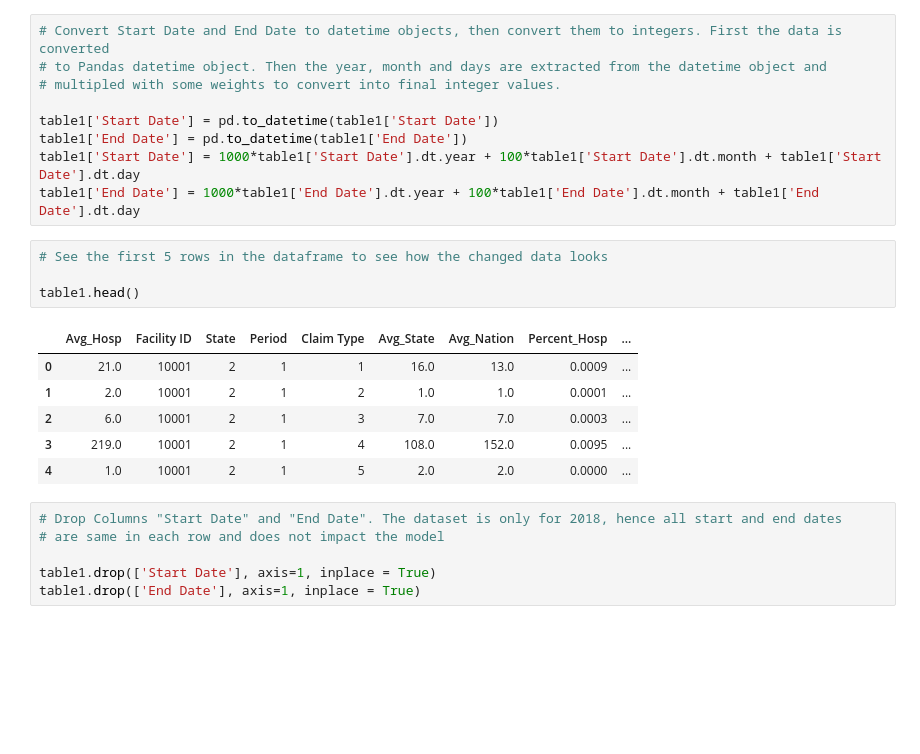
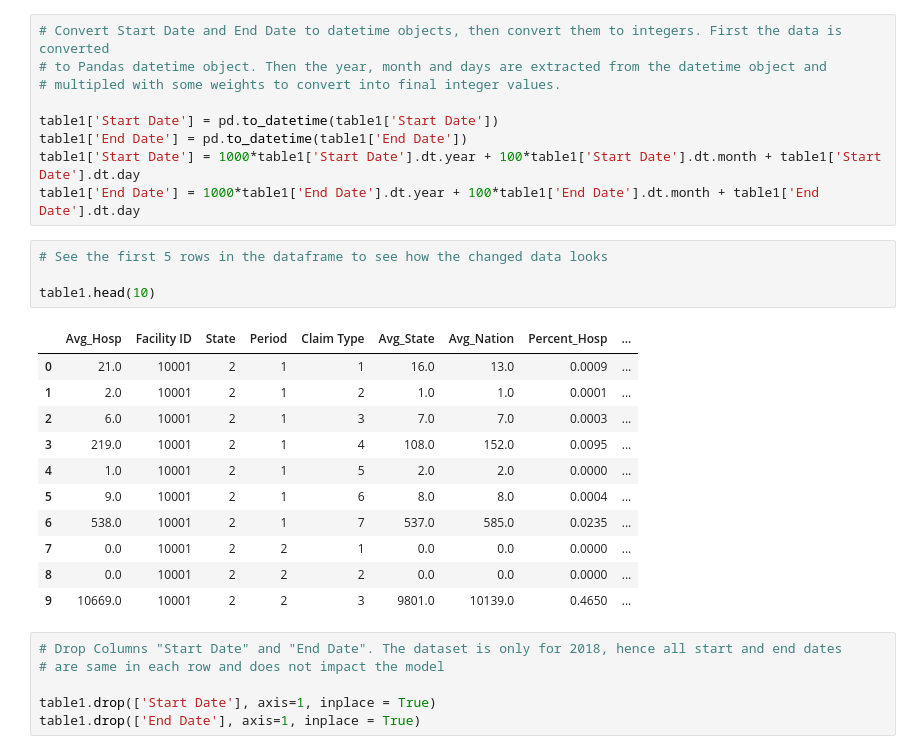
Before and after one commit to MaulikDave9/Cost-Prediction-With-Autopilot, a Jupyter notebook: Cost Prediction with Autopilot.ipynb, the cells around one changed output. Drawn from its saved outputs; the diff is of its cells as text; blank space fills up the shorter version.

```diff
--- a/Cost Prediction with Autopilot.ipynb
+++ b/Cost Prediction with Autopilot.ipynb
@@ -133,14 +133,19 @@ table1['End Date'] = 1000*table1['End Date'].dt.year + 100*table1['End Date'].dt
 # %%
 # See the first 5 rows in the dataframe to see how the changed data looks
 
-table1.head()
+table1.head(10)
 # %% [output]
 |  | Avg_Hosp | Facility ID | State | Period | Claim Type | Avg_State | Avg_Nation | Percent_Hosp | ... |
 | 0 | 21.0 | 10001 | 2 | 1 | 1 | 16.0 | 13.0 | 0.0009 | ... |
 | 1 | 2.0 | 10001 | 2 | 1 | 2 | 1.0 | 1.0 | 0.0001 | ... |
 | 2 | 6.0 | 10001 | 2 | 1 | 3 | 7.0 | 7.0 | 0.0003 | ... |
 | 3 | 219.0 | 10001 | 2 | 1 | 4 | 108.0 | 152.0 | 0.0095 | ... |
 | 4 | 1.0 | 10001 | 2 | 1 | 5 | 2.0 | 2.0 | 0.0000 | ... |
+| 5 | 9.0 | 10001 | 2 | 1 | 6 | 8.0 | 8.0 | 0.0004 | ... |
+| 6 | 538.0 | 10001 | 2 | 1 | 7 | 537.0 | 585.0 | 0.0235 | ... |
+| 7 | 0.0 | 10001 | 2 | 2 | 1 | 0.0 | 0.0 | 0.0000 | ... |
+| 8 | 0.0 | 10001 | 2 | 2 | 2 | 0.0 | 0.0 | 0.0000 | ... |
+| 9 | 10669.0 | 10001 | 2 | 2 | 3 | 9801.0 | 10139.0 | 0.4650 | ... |
 # %%
 # Drop Columns "Start Date" and "End Date". The dataset is only for 2018, hence all start and end dates
 # are same in each row and does not impact the model
```
Also changed, not shown: parts of 4 cells of this notebook, 2 other files.
